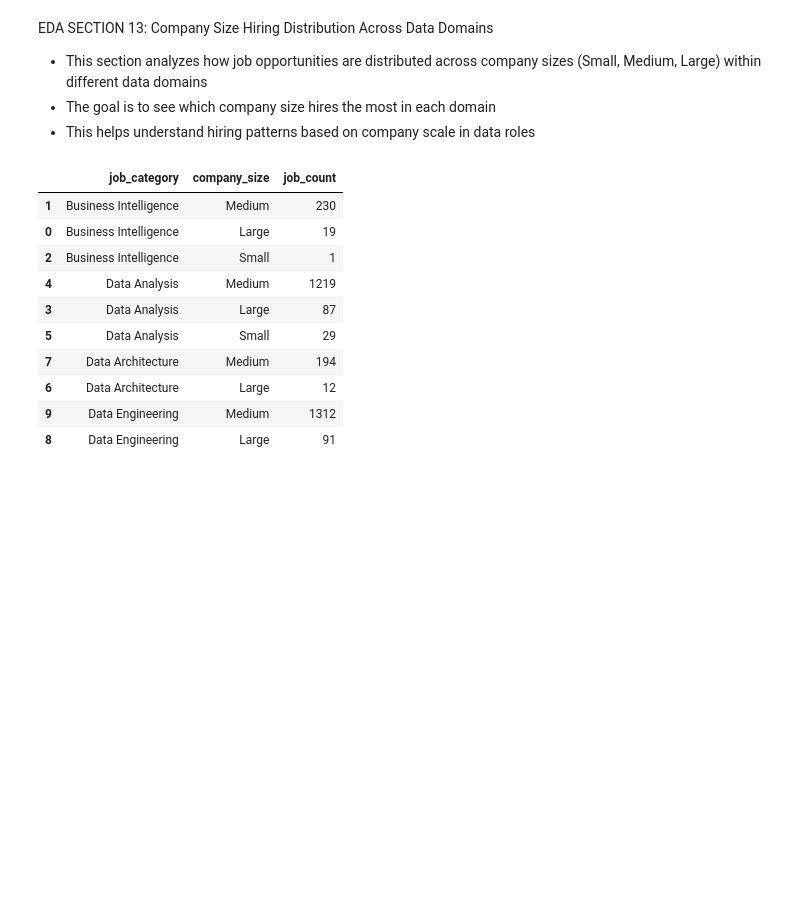
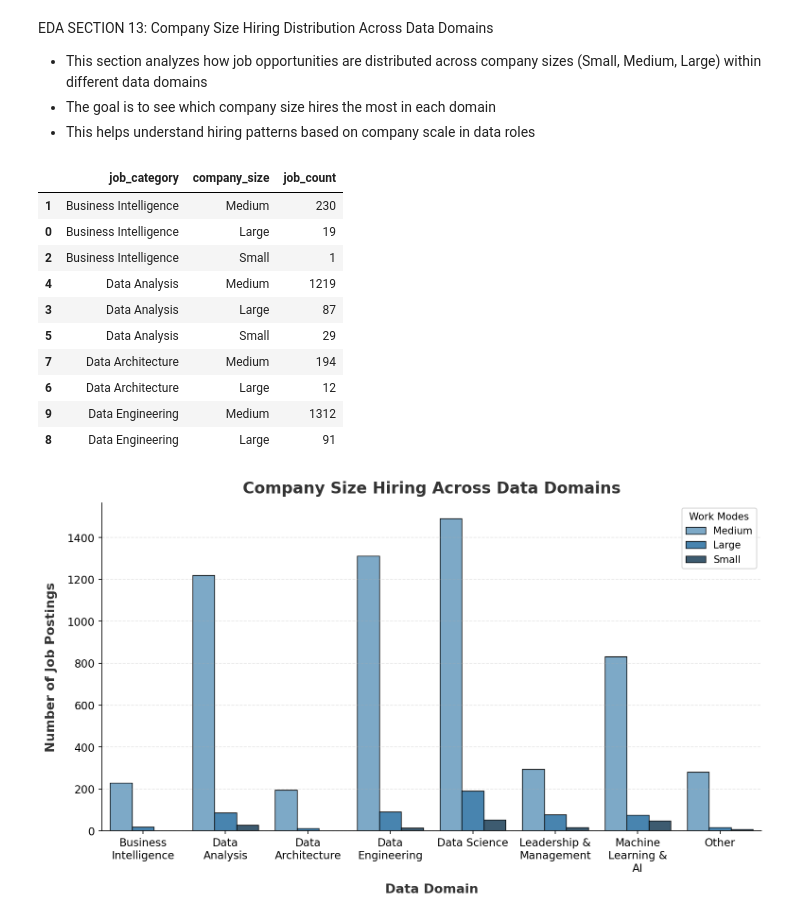
Before and after one commit to Chauhanekta21/Data_Job_Market_Analysis, a Jupyter notebook: main_file.ipynb, the cells around one changed output. Cells and saved outputs as stored; diff of their text form; code cells hidden in the pictures; blank space fills up the shorter version.

Commit message:
Visualized job count by company size across data domains using a grouped bar chart

```diff
--- a/main_file.ipynb
+++ b/main_file.ipynb
@@ -1610,3 +1610,74 @@ company_size_hiring_count.head(10)
 | 6 | Data Architecture | Large | 12 |
 | 9 | Data Engineering | Medium | 1312 |
 | 8 | Data Engineering | Large | 91 |
+# %%
+#step02: Visualized how company sizes (Small, Medium, Large) hire across data domains
+
+# Set figure size and resolution for better clarity
+plt.figure(figsize=(12, 6), dpi=150)
+
+# Create bar plot to compare job categories vs work model counts
+ax = sns.barplot(
+    data=company_size_hiring_count,
+    x="job_category",
+    y="job_count",
+    hue="company_size",              # separates bars by work type (Remote/On-site/Hybrid)
+    palette="Blues_d",              # blue color theme for clean visual look
+    width=0.8,                      # controls bar thickness
+    edgecolor="black",              # adds border to bars
+    linewidth=0.7                   # border thickness
+)
+
+# Add chart title
+plt.title(
+    "Company Size Hiring Across Data Domains",
+    fontsize=16,
+    fontweight="bold",
+    color="#333333",
+    pad=10
+)
+
+# X-axis label
+plt.xlabel(
+    "Data Domain",
+    fontsize=13,
+    fontweight="bold",
+    color="#333333",
+    labelpad=10
+)
+
+# Y-axis label
+plt.ylabel(
+    "Number of Job Postings",
+    fontsize=13,
+    fontweight="bold",
+    color="#333333",
+    labelpad=10
+)
+
+# Wrap long x-axis labels to improve readability
+import textwrap
+ax.set_xticks(ax.get_xticks())
+ax.set_xticklabels(
+    [textwrap.fill(label.get_text(), 12) for label in ax.get_xticklabels()],
+    rotation=0
+)
+
+# Adjust tick label sizes
+ax.tick_params(axis='x', labelsize=11)
+ax.tick_params(axis='y', labelsize=11)
+
+# Add legend for work model categories
+ax.legend(title="Work Modes")
+
+# Add light grid lines for better readability of values
+plt.grid(axis='y', linestyle='--', alpha=0.3)
+
+# Remove unnecessary plot borders (top and right)
+plt.gca().spines['top'].set_visible(False)
+plt.gca().spines['right'].set_visible(False)
+
+# Display final plot
+plt.show()
+# %% [output]
+[figure, added]
```
